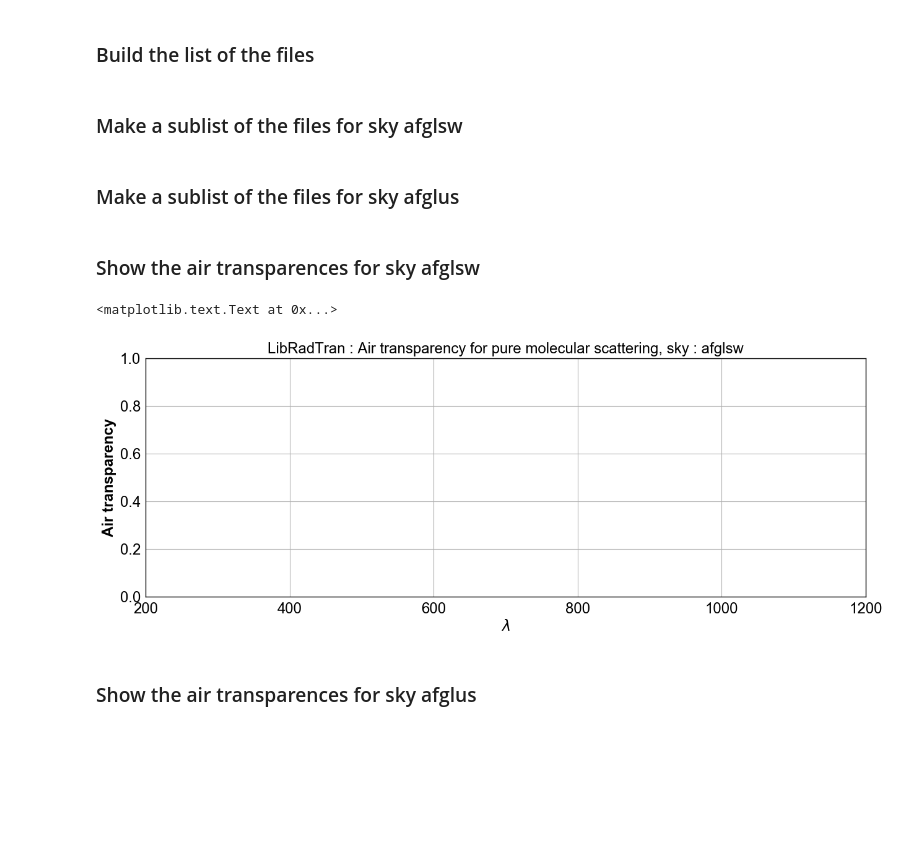
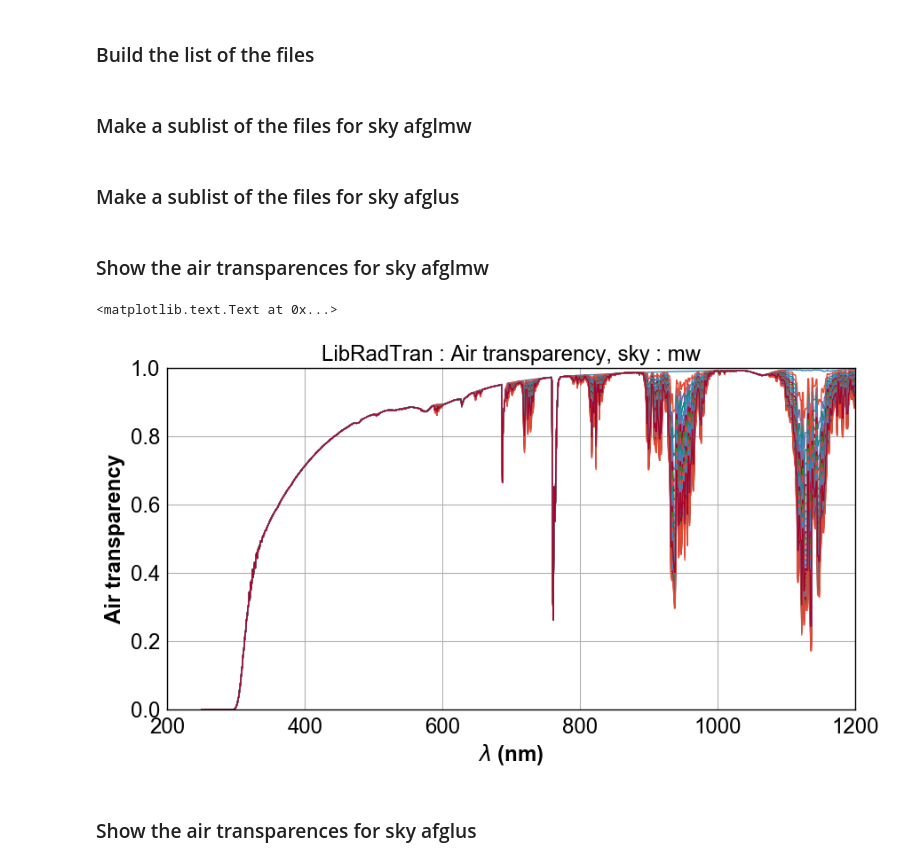
Before and after one commit to LSSTDESC/PC5AtmosphericExtinction, a Jupyter notebook: LibRadTran/notebooks/Show_RT_OH_pp_sa_rt_wv.ipynb, the cells around one changed output. Saved outputs shown, nothing was run; the diff lists cells and outputs as text; code cells hidden in the pictures; blank space fills up the shorter version.

```diff
--- a/LibRadTran/notebooks/Show_RT_OH_pp_sa_rt_wv.ipynb
+++ b/LibRadTran/notebooks/Show_RT_OH_pp_sa_rt_wv.ipynb
@@ -25,7 +25,7 @@ import re
 # %%
 # to enlarge the sizes
 params = {'legend.fontsize': 'x-large',
-          'figure.figsize': (15, 5),
+          'figure.figsize': (10, 5),
          'axes.labelsize': 'x-large',
          'axes.titlesize':'x-large',
          'xtick.labelsize':'x-large',
@@ -36,19 +36,21 @@ plt.rcParams.update(params)
 # %%
 currentpath=os.getcwd()
 rootpath_us='../simulations/RT/2.0.1/OH/pp/us/sa/rt/wv/out/'
-#rootpath_sw='../simulations/RT/2.0.1/LS/pp/sw/sa/rt/wv/out/'
+rootpath_mw='../simulations/RT/2.0.1/OH/pp/mw/sa/rt/wv/out/'
+rootpath_sw='../simulations/RT/2.0.1/OH/pp/sw/sa/rt/wv/out/'
 # %% [markdown]
 ### Build the list of the files
 # %%
 filelist_us=os.listdir(rootpath_us)
+filelist_mw=os.listdir(rootpath_mw)
 #filelist_sw=os.listdir(rootpath_sw)
 # %% [markdown]
-### Make a sublist of the files for sky afglsw
+### Make a sublist of the files for sky afglmw
 # %%
-filelist_afglsw= []
-#for filename in filelist_sw:
-#    if re.search('z10',filename):  #example of filename filter
-#        filelist_afglsw.append(filename)
+filelist_afglmw= []
+for filename in filelist_mw:
+    if re.search('z10',filename):  #example of filename filter
+        filelist_afglmw.append(filename)
 # %% [markdown]
 ### Make a sublist of the files for sky afglus
 # %%
@@ -57,23 +59,23 @@ for filename in filelist_us:
     if re.search('z10',filename): #example of filename filter
         filelist_afglus.append(filename)
 # %% [markdown]
-###  Show the air transparences for sky afglsw
+###  Show the air transparences for sky afglmw
 # %%
-for filename in filelist_afglsw:
-    fullpath=os.path.join(rootpath_sw,filename)
+for filename in filelist_afglmw:
+    fullpath=os.path.join(rootpath_mw,filename)
     data = np.loadtxt(fullpath)
     x=data[:,0]
     y=data[:,1]
     plt.plot(x,y)
 
 plt.xlim(200,1200)
 plt.ylim(0.,1)
-plt.xlabel('$\lambda$')
+plt.xlabel('$\lambda$ (nm)')
 plt.ylabel('Air transparency')
-plt.title('LibRadTran : Air transparency for pure molecular scattering, sky : afglsw')
+plt.title('LibRadTran : Air transparency, sky : mw')
 # %% [output]
 <matplotlib.text.Text at 0x...>
-[figure, old version]
+[figure, new version]
 # %% [markdown]
 ### Show the air transparences for sky afglus
 # %%
```
Also changed, not shown: parts of 2 cells of this notebook, 2 other files.
